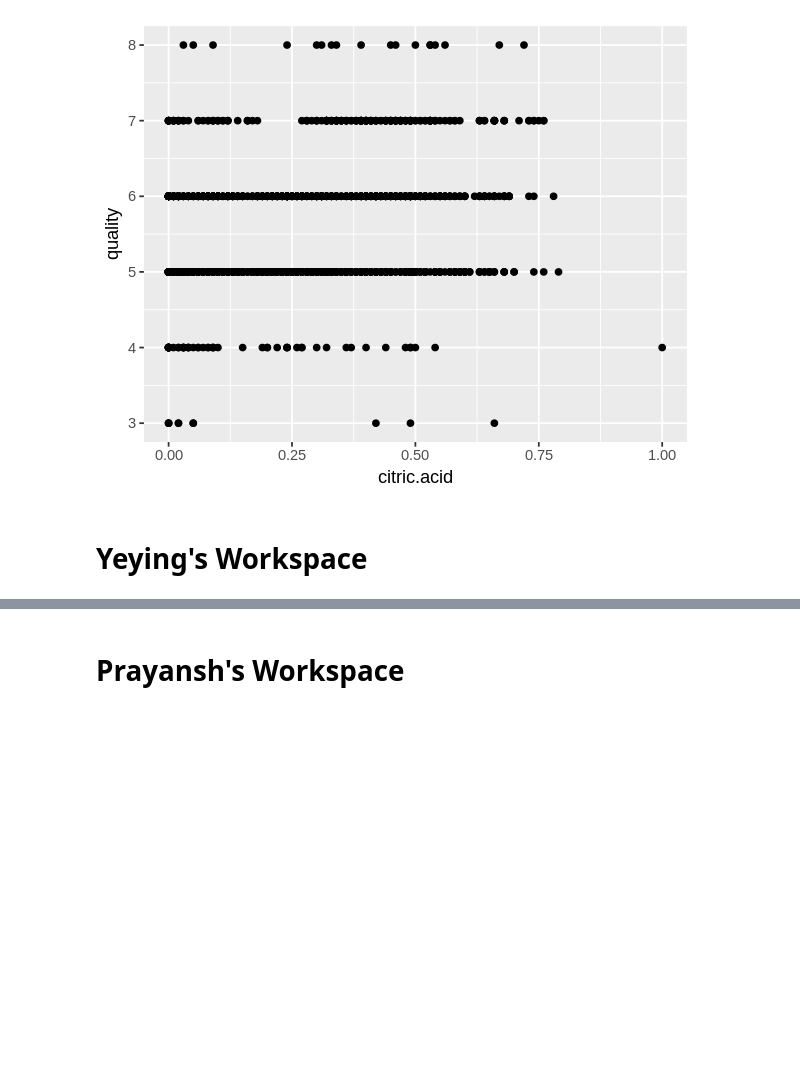
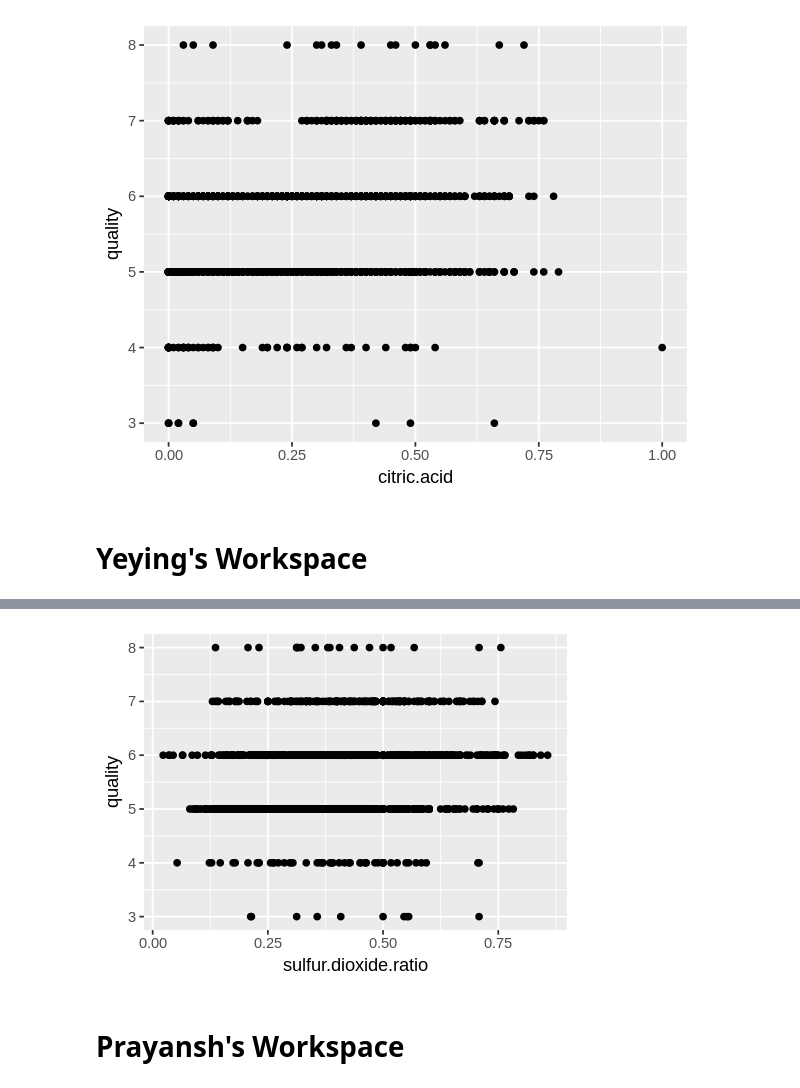
Before and after one commit to ivan-fediaev/DSCI-project, a Jupyter notebook: Project.ipynb, the cells around one changed output, grey strips where cells are left out. Cells and saved outputs as stored; diff of their text form; code cells hidden in the pictures; blank space fills up the shorter version.

```diff
--- a/Project.ipynb
+++ b/Project.ipynb
@@ -357,2 +503,9 @@ plot_ca
+# %%
+# Try new variable sulfur dioxide ratio
+# use red_data_new
+ggplot(red_data_new,aes(x = sulfur.dioxide.ratio, y = quality)) +
+    geom_point()
+# %% [output]
+[figure, added]
 # %% [markdown]
 # Prayansh's Workspace
```
Also changed, not shown: parts of 12 cells of this notebook.
